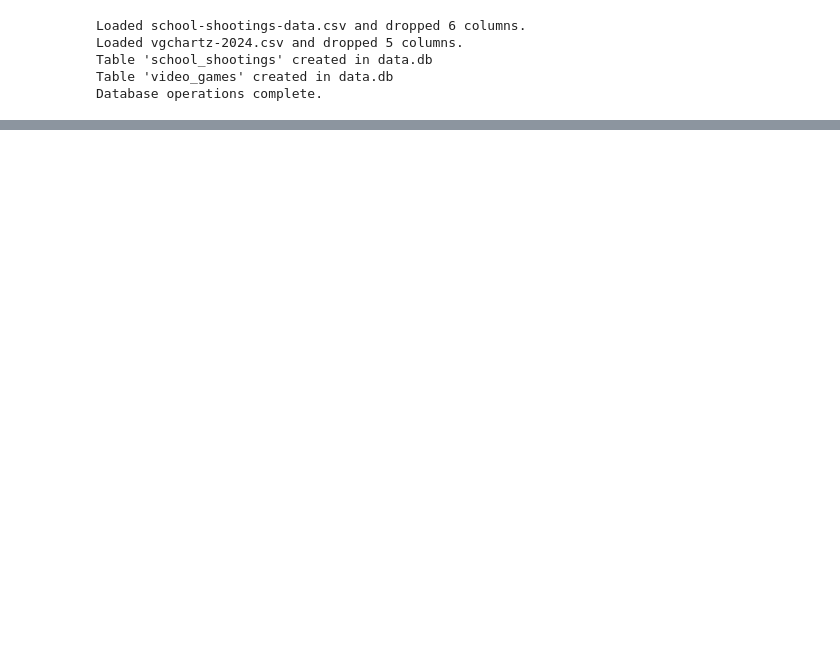
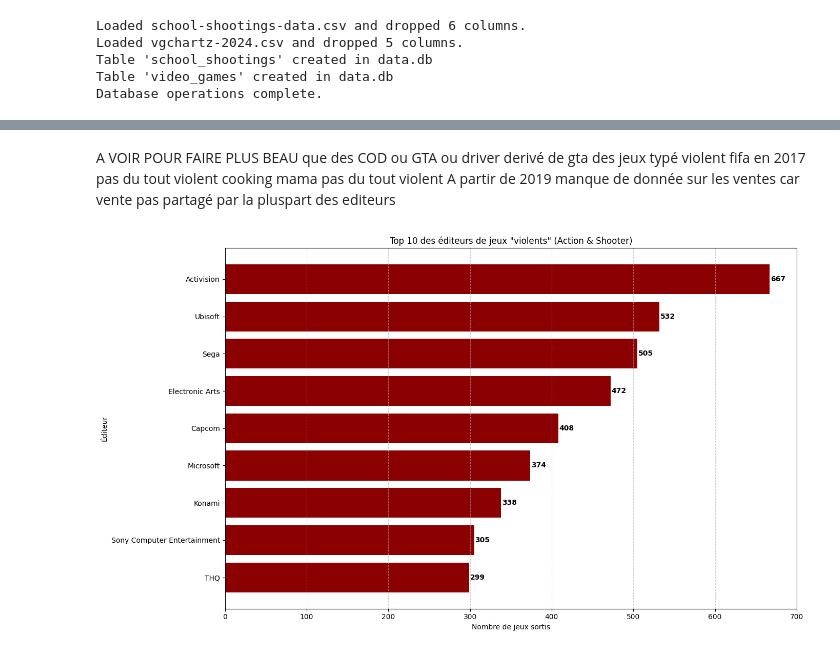
Before and after one commit to RAbdGen/Analyse-Jeux-video-Violence-USA, a Jupyter notebook: projet.ipynb, the cells around one changed output, grey strips where cells are left out. Cells and saved outputs as stored; diff of their text form; code cells hidden in the pictures; blank space fills up the shorter version.

```diff
--- a/projet.ipynb
+++ b/projet.ipynb
@@ -144,0 +247,45 @@ Database operations complete.
+# %% [markdown]
+A VOIR POUR FAIRE PLUS BEAU que des COD ou GTA ou driver derivé de gta des jeux typé violent fifa en 2017 pas du tout violent cooking mama pas du tout violent
+A partir de 2019 manque de donnée sur les ventes car vente pas partagé par la pluspart des editeurs
+# %%
+import pandas as pd
+import sqlite3
+import matplotlib.pyplot as plt
+
+# 1. Connexion à la base de données
+conn = sqlite3.connect('./data.db')
+# 2. Requête SQL pour compter les jeux par éditeur dans les genres spécifiques
+# On inclut Action, Shooter et Action-Adventure
+query = """
+SELECT
+    publisher,
+    COUNT(*) AS game_count
+FROM video_games
+WHERE genre IN ('Action', 'Shooter', 'Action-Adventure')
+AND publisher IS NOT NULL
+GROUP BY publisher
+ORDER BY game_count DESC
+LIMIT 10
+"""
+# 3. Charger les données dans un DataFrame pandas
+df = pd.read_sql_query(query, conn)
+df = df[df['publisher'].str.lower() != 'unknown']
+# 4. Création du graphique à barres
+plt.figure(figsize=(14, 8))
+# On utilise barh (horizontal) pour mieux lire les noms des éditeurs
+bars = plt.barh(df['publisher'], df['game_count'], color='darkred')
+# Ajouter le nombre exact à côté de chaque barre
+for i, v in enumerate(df['game_count']):
+    plt.text(v + 1, i, str(int(v)), va='center', fontweight='bold')
+plt.xlabel('Nombre de jeux sortis')
+plt.ylabel('Éditeur')
+plt.title('Top 10 des éditeurs de jeux "violents" (Action & Shooter)')
+plt.gca().invert_yaxis()  # Mettre le premier du classement en haut
+plt.grid(axis='x', linestyle='--', alpha=0.6)
+plt.tight_layout()
+# Afficher le graphique
+plt.show()
+# Fermer la connexion
+conn.close()
+# %% [output]
+[figure, added]
```
Also changed, not shown: parts of 11 cells of this notebook, 1 other file.
